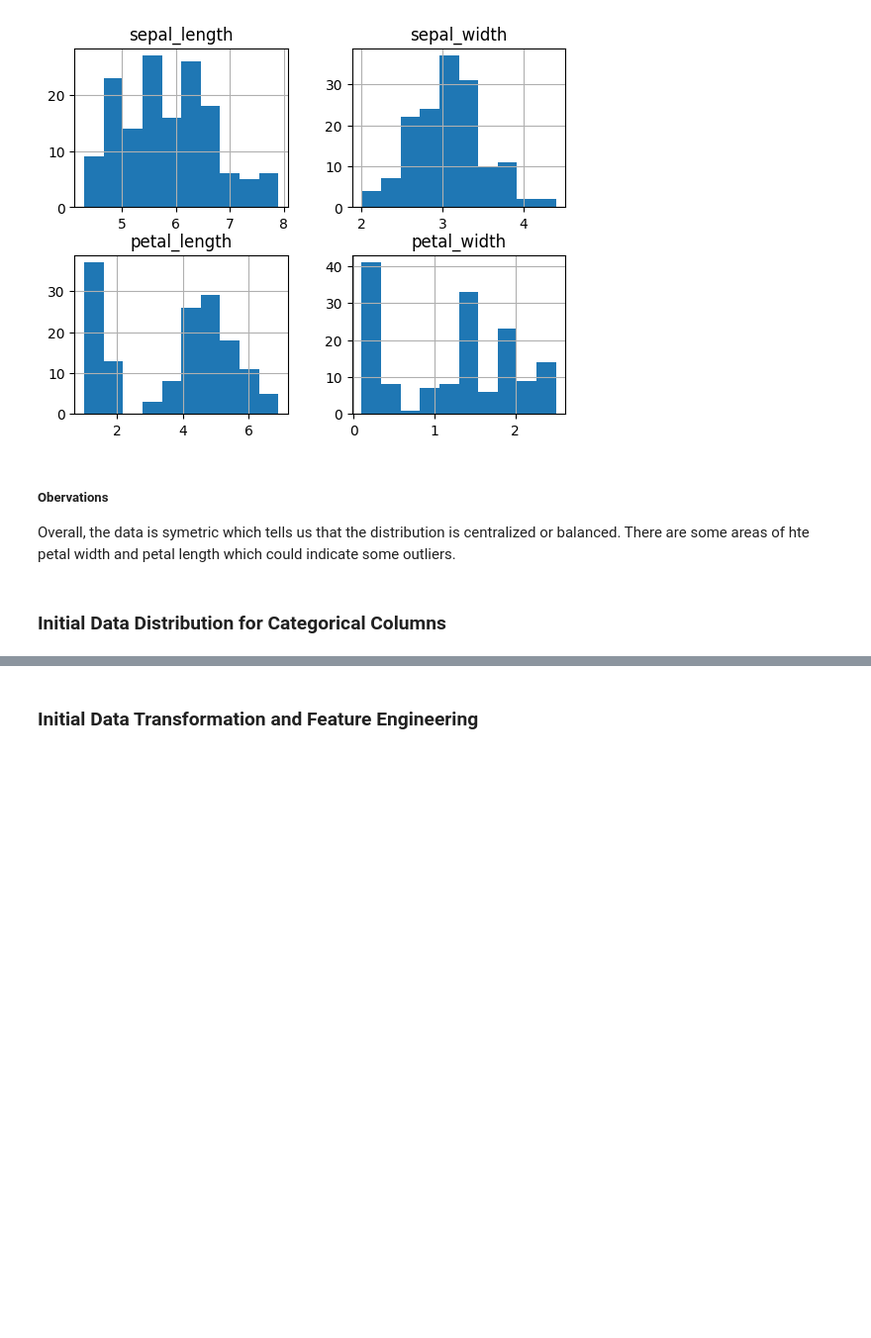
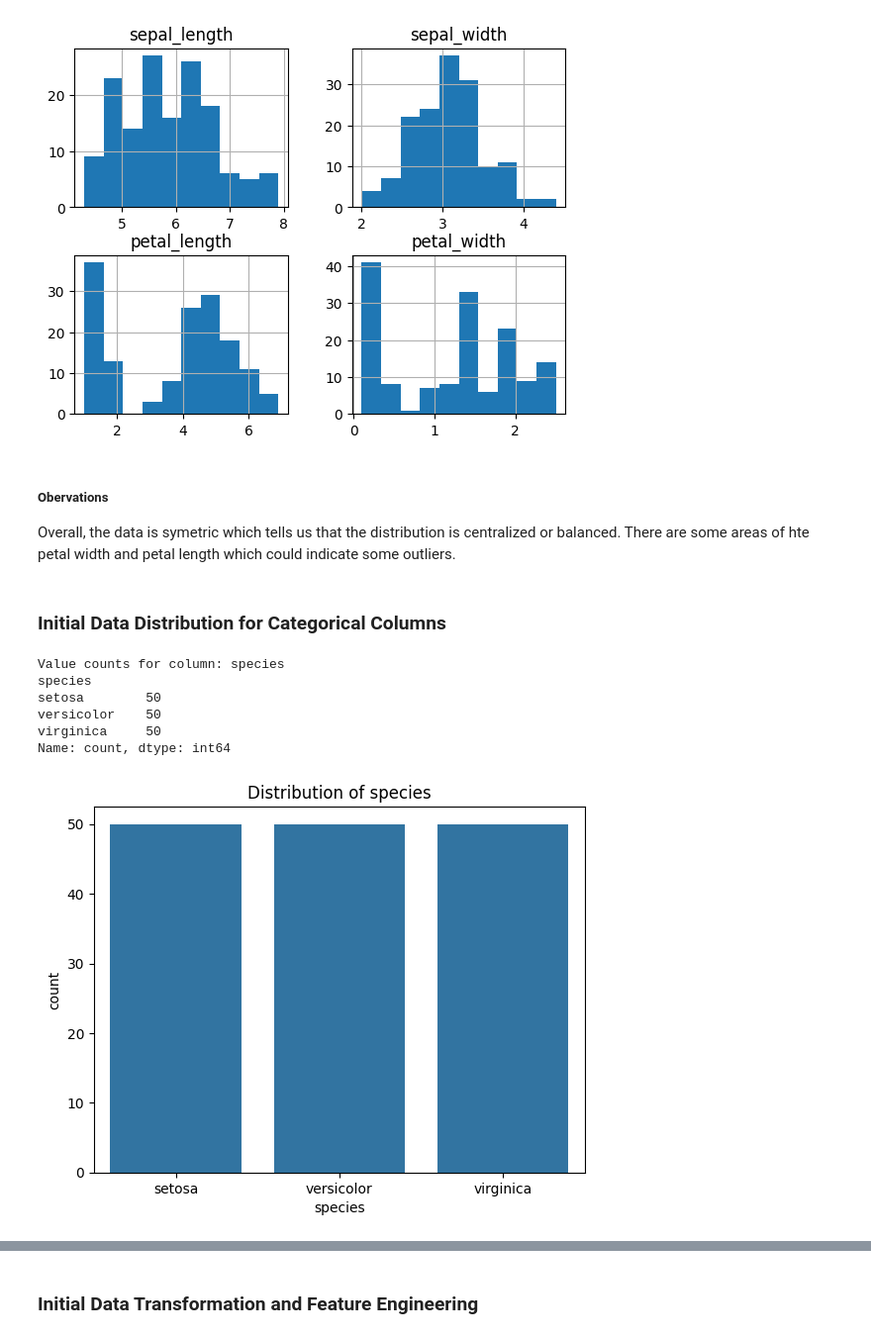
Before and after one commit to BethSpornitz/datafun-04-jupyter, a Jupyter notebook: bethspornitz_eda.ipynb, the cells around one changed output, grey strips where cells are left out. Shown at 99% size. Cells and saved outputs as stored; diff of their text form; code cells hidden in the pictures; blank space fills up the shorter version.

```diff
--- a/bethspornitz_eda.ipynb
+++ b/bethspornitz_eda.ipynb
@@ -92,3 +92,27 @@ plt.show()
 Overall, the data is symetric which tells us that the distribution is centralized or balanced.  There are some areas of hte petal width and petal length which could indicate some outliers.
 # %% [markdown]
 ###   Initial Data Distribution for Categorical Columns
+# %%
+# Inspect value counts by categorical column
+df['species'].value_counts()
+
+# Inspect value counts for all categorical columns
+for col in df.select_dtypes(include=['object', 'category']).columns:
+    print(f'Value counts for column: {col}')
+    print(df[col].value_counts())
+    print()
+    # Display count plot
+    sns.countplot(x=col, data=df)
+    plt.title(f'Distribution of {col}')
+    plt.show()
+
+# Show all plots
+plt.show()
+# %% [output]
+Value counts for column: species
+species
+setosa        50
+versicolor    50
+virginica     50
+Name: count, dtype: int64
+[figure, added]
```
Also changed, not shown: parts of 9 cells of this notebook.
